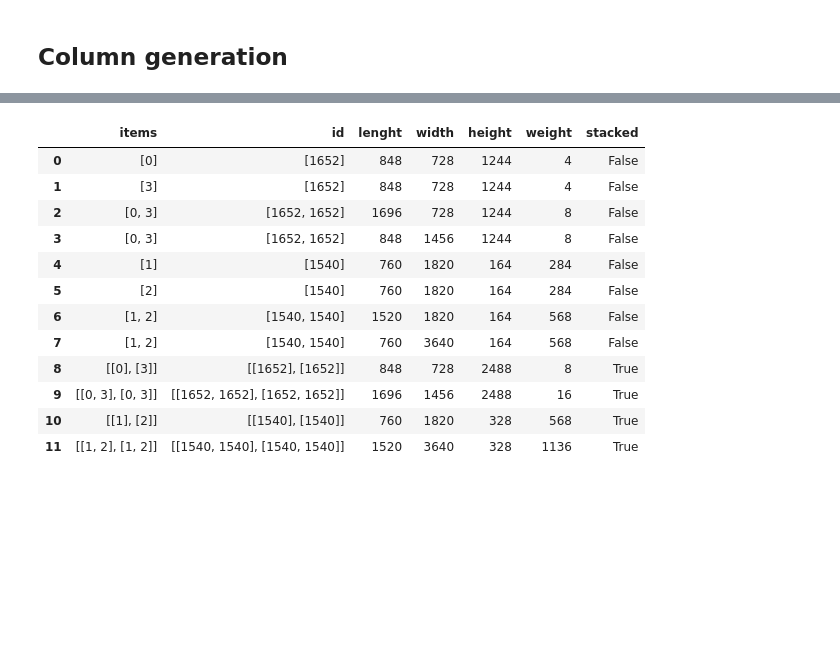
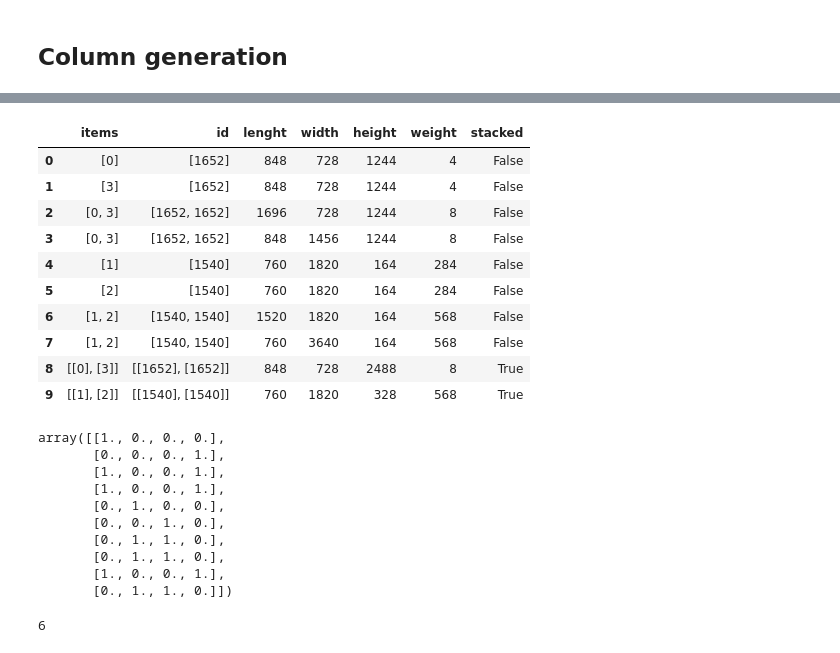
Before and after one commit to Wadaboa/3d-bpp, a Jupyter notebook: bpp.ipynb, the cells around one changed output, grey strips where cells are left out. Saved outputs shown, nothing was run; the diff lists cells and outputs as text; code cells hidden in the pictures; blank space fills up the shorter version.

```diff
--- a/bpp.ipynb
+++ b/bpp.ipynb
@@ -876,7 +876,7 @@ def generate_superitems(order):
 
     for a, i in items_superitems.iterrows():
         for b, j in items_superitems.iterrows():
-            if (b > a and
+            if (b > a and (len(set(i["items"]).intersection(set(j["items"]))) == 0) and
                 (j["width"] * j["lenght"] >= i["width"] * i["lenght"]) and
                 (i["width"] * i["lenght"] >= 0.7 * j["width"] * j["lenght"])):
                     superitems_vertical += [[
@@ -902,16 +893,0 @@ order
-# %%
-generate_superitems(order)
-# %% [output]
-|  | items | id | lenght | width | height | weight | stacked |
-| 0 | [0] | [1652] | 848 | 728 | 1244 | 4 | False |
-| 1 | [3] | [1652] | 848 | 728 | 1244 | 4 | False |
-| 2 | [0, 3] | [1652, 1652] | 1696 | 728 | 1244 | 8 | False |
-| 3 | [0, 3] | [1652, 1652] | 848 | 1456 | 1244 | 8 | False |
-| 4 | [1] | [1540] | 760 | 1820 | 164 | 284 | False |
-| 5 | [2] | [1540] | 760 | 1820 | 164 | 284 | False |
-| 6 | [1, 2] | [1540, 1540] | 1520 | 1820 | 164 | 568 | False |
-| 7 | [1, 2] | [1540, 1540] | 760 | 3640 | 164 | 568 | False |
-| 8 | [[0], [3]] | [[1652], [1652]] | 848 | 728 | 2488 | 8 | True |
-| 9 | [[0, 3], [0, 3]] | [[1652, 1652], [1652, 1652]] | 1696 | 1456 | 2488 | 16 | True |
-| 10 | [[1], [2]] | [[1540], [1540]] | 760 | 1820 | 328 | 568 | True |
-| 11 | [[1, 2], [1, 2]] | [[1540, 1540], [1540, 1540]] | 1520 | 3640 | 328 | 1136 | True |
@@ -917,0 +912,28 @@ generate_superitems(order)
+# %%
+superitems = generate_superitems(order)
+superitems
+# %% [output]
+|  | items | id | lenght | width | height | weight | stacked |
+| 0 | [0] | [1652] | 848 | 728 | 1244 | 4 | False |
+| 1 | [3] | [1652] | 848 | 728 | 1244 | 4 | False |
+| 2 | [0, 3] | [1652, 1652] | 1696 | 728 | 1244 | 8 | False |
+| 3 | [0, 3] | [1652, 1652] | 848 | 1456 | 1244 | 8 | False |
+| 4 | [1] | [1540] | 760 | 1820 | 164 | 284 | False |
+| 5 | [2] | [1540] | 760 | 1820 | 164 | 284 | False |
+| 6 | [1, 2] | [1540, 1540] | 1520 | 1820 | 164 | 568 | False |
+| 7 | [1, 2] | [1540, 1540] | 760 | 3640 | 164 | 568 | False |
+| 8 | [[0], [3]] | [[1652], [1652]] | 848 | 728 | 2488 | 8 | True |
+| 9 | [[1], [2]] | [[1540], [1540]] | 760 | 1820 | 328 | 568 | True |
+# %%
+items_assignment(superitems)
+# %% [output]
+array([[1., 0., 0., 0.],
+       [0., 0., 0., 1.],
+       [1., 0., 0., 1.],
+       [1., 0., 0., 1.],
+       [0., 1., 0., 0.],
+       [0., 0., 1., 0.],
+       [0., 1., 1., 0.],
+       [0., 1., 1., 0.],
+       [1., 0., 0., 1.],
+       [0., 1., 1., 0.]])
@@ -917,0 +975,24 @@ generate_superitems(order)
+# %%
+# Obtain number of bins used for packing
+nbins = len(packer)
+
+# Index first bin
+abin = packer[0]
+
+# Bin dimmensions (bins can be reordered during packing)
+width, height = abin.width, abin.height
+
+# Number of rectangles packed into first bin
+nrect = len(packer[0])
+print(nrect)
+
+# Second bin first rectangle
+rect = packer[1][0]
+
+# rect is a Rectangle object
+x = rect.x # rectangle bottom-left x coordinate
+y = rect.y # rectangle bottom-left y coordinate
+w = rect.width
+h = rect.height
+# %% [output]
+6
```
Also changed, not shown: parts of 4 cells of this notebook, 3 other files.
